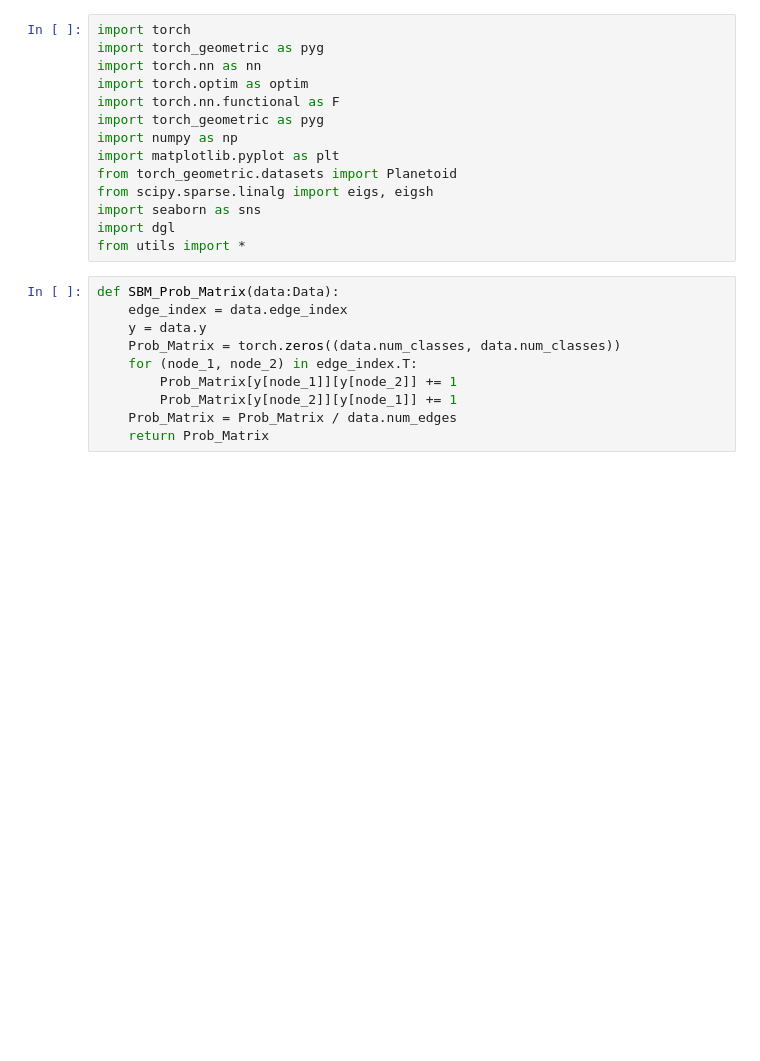
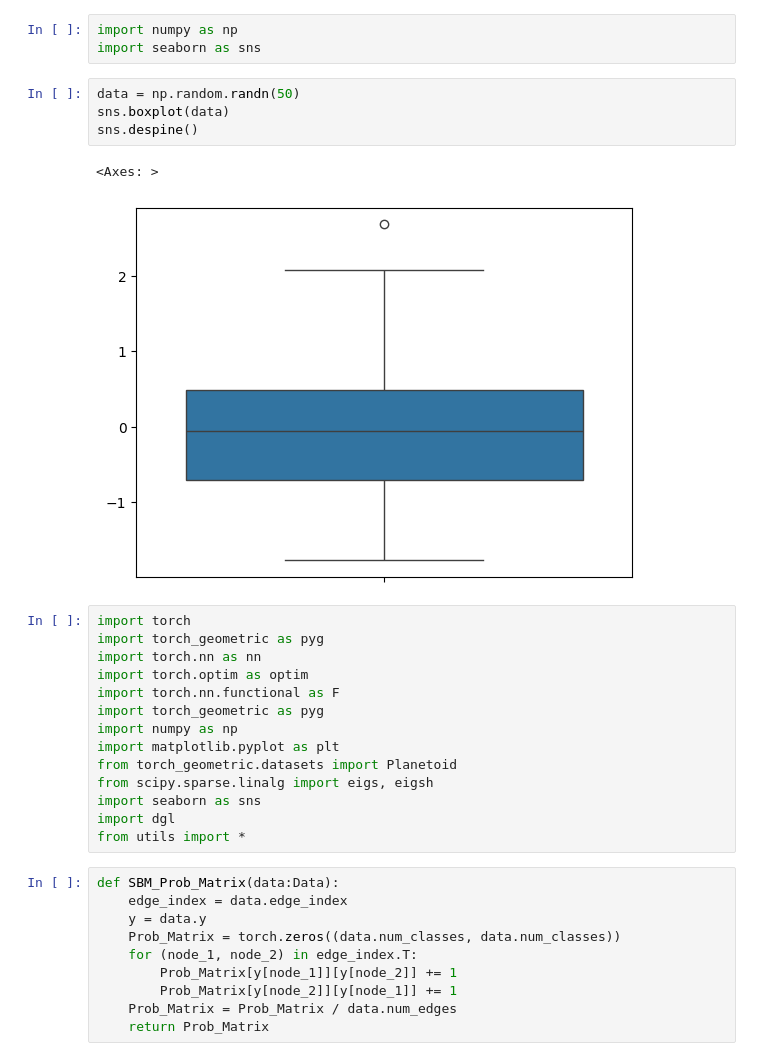
Before and after one commit to ruiz-lab/Graph_Node_Sampling, a Jupyter notebook: GNN_test/playground.ipynb, the cells around one changed output. Cells and saved outputs as stored; diff of their text form; blank space fills up the shorter version.

```diff
--- a/GNN_test/playground.ipynb
+++ b/GNN_test/playground.ipynb
@@ -1,3 +1,13 @@
+# %%
+import numpy as np
+import seaborn as sns
+# %%
+data = np.random.randn(50)
+sns.boxplot(data)
+sns.despine()
+# %% [output]
+<Axes: >
+[figure, added]
 # %%
 import torch
 import torch_geometric as pyg
```
Also changed, not shown: 3 other files.
